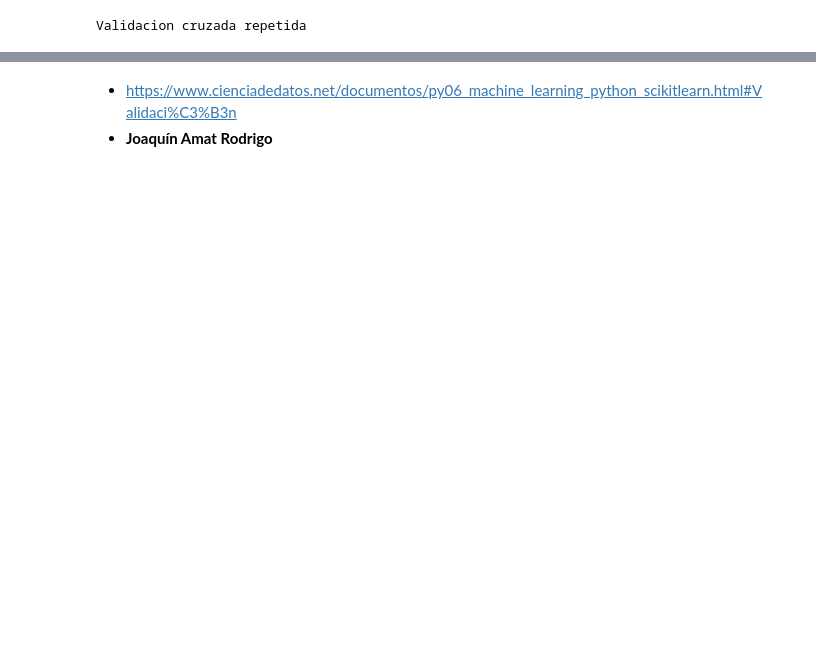
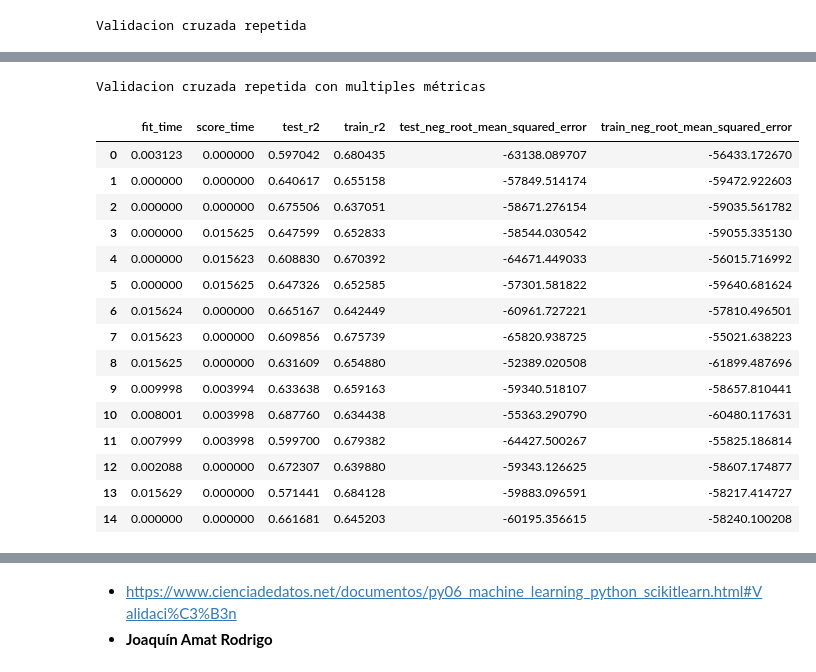
Before and after one commit to Kaiziferr/Data_Science_Workshops, a Jupyter notebook: Workshop_1/workshop data science.ipynb, the cells around one changed output, grey strips where cells are left out. Drawn from its saved outputs; the diff is of its cells as text; code cells hidden in the pictures; blank space fills up the shorter version.

```diff
--- a/Workshop_1/workshop data science.ipynb
+++ b/Workshop_1/workshop data science.ipynb
@@ -655,0 +658,27 @@ Média métricas de validación cruzada: -0.8772762402819825
+# %%
+print(colored('Validacion cruzada repetida con multiples métricas', attrs=['bold']))
+# %% [output]
+Validacion cruzada repetida con multiples métricas
+# %%
+cv = RepeatedKFold(n_splits = 3, n_repeats = 5)
+cv_scores = cross_validate(estimator = modelo, X = X_train, y = y_train, scoring = ('r2','neg_root_mean_squared_error'), cv = cv, return_train_score = True)
+
+cv_scores = pd.DataFrame(cv_scores)
+cv_scores
+# %% [output]
+|  | fit_time | score_time | test_r2 | train_r2 | test_neg_root_mean_squared_error | train_neg_root_mean_squared_error |
+| 0 | 0.003123 | 0.000000 | 0.597042 | 0.680435 | -63138.089707 | -56433.172670 |
+| 1 | 0.000000 | 0.000000 | 0.640617 | 0.655158 | -57849.514174 | -59472.922603 |
+| 2 | 0.000000 | 0.000000 | 0.675506 | 0.637051 | -58671.276154 | -59035.561782 |
+| 3 | 0.000000 | 0.015625 | 0.647599 | 0.652833 | -58544.030542 | -59055.335130 |
+| 4 | 0.000000 | 0.015623 | 0.608830 | 0.670392 | -64671.449033 | -56015.716992 |
+| 5 | 0.000000 | 0.015625 | 0.647326 | 0.652585 | -57301.581822 | -59640.681624 |
+| 6 | 0.015624 | 0.000000 | 0.665167 | 0.642449 | -60961.727221 | -57810.496501 |
+| 7 | 0.015623 | 0.000000 | 0.609856 | 0.675739 | -65820.938725 | -55021.638223 |
+| 8 | 0.015625 | 0.000000 | 0.631609 | 0.654880 | -52389.020508 | -61899.487696 |
+| 9 | 0.009998 | 0.003994 | 0.633638 | 0.659163 | -59340.518107 | -58657.810441 |
+| 10 | 0.008001 | 0.003998 | 0.687760 | 0.634438 | -55363.290790 | -60480.117631 |
+| 11 | 0.007999 | 0.003998 | 0.599700 | 0.679382 | -64427.500267 | -55825.186814 |
+| 12 | 0.002088 | 0.000000 | 0.672307 | 0.639880 | -59343.126625 | -58607.174877 |
+| 13 | 0.015629 | 0.000000 | 0.571441 | 0.684128 | -59883.096591 | -58217.414727 |
+| 14 | 0.000000 | 0.000000 | 0.661681 | 0.645203 | -60195.356615 | -58240.100208 |
```
Also changed, not shown: parts of 17 cells of this notebook.
